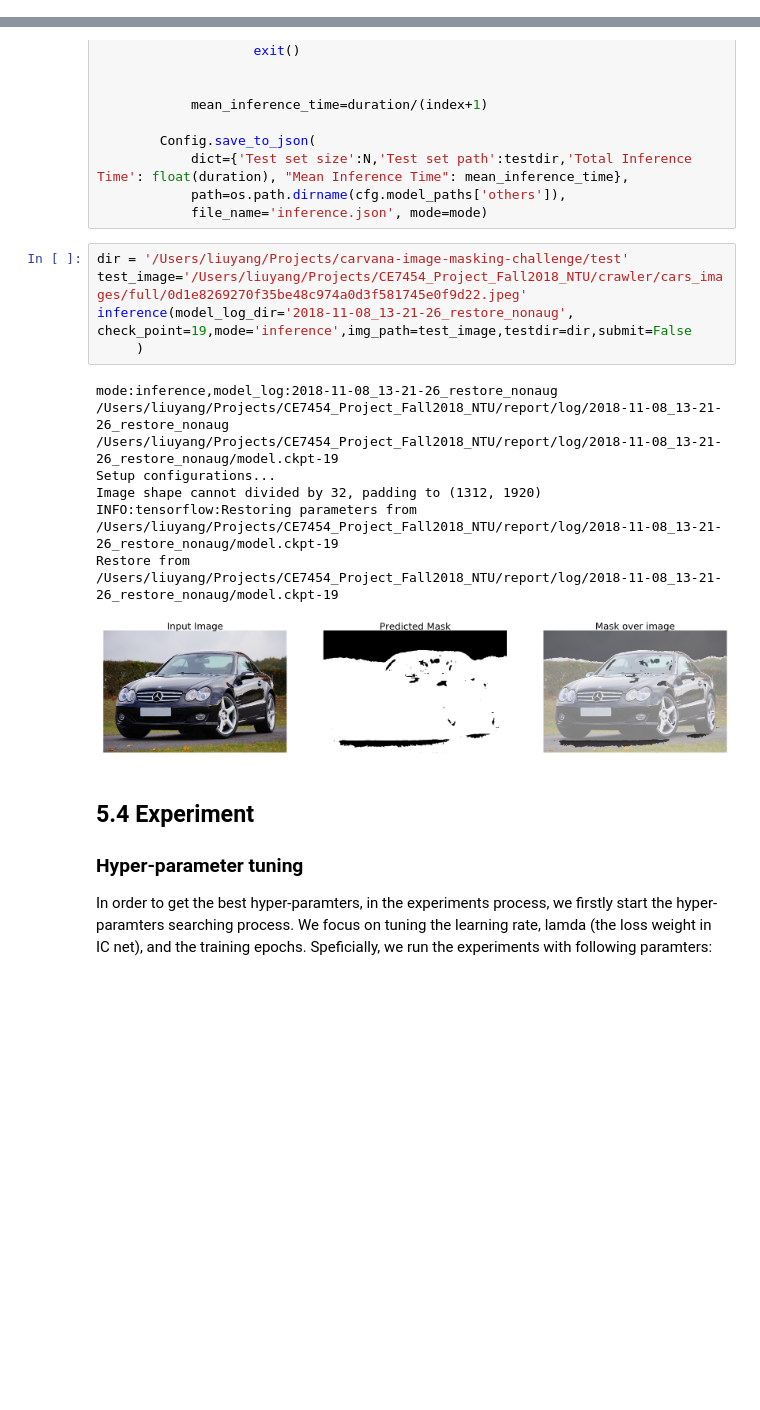
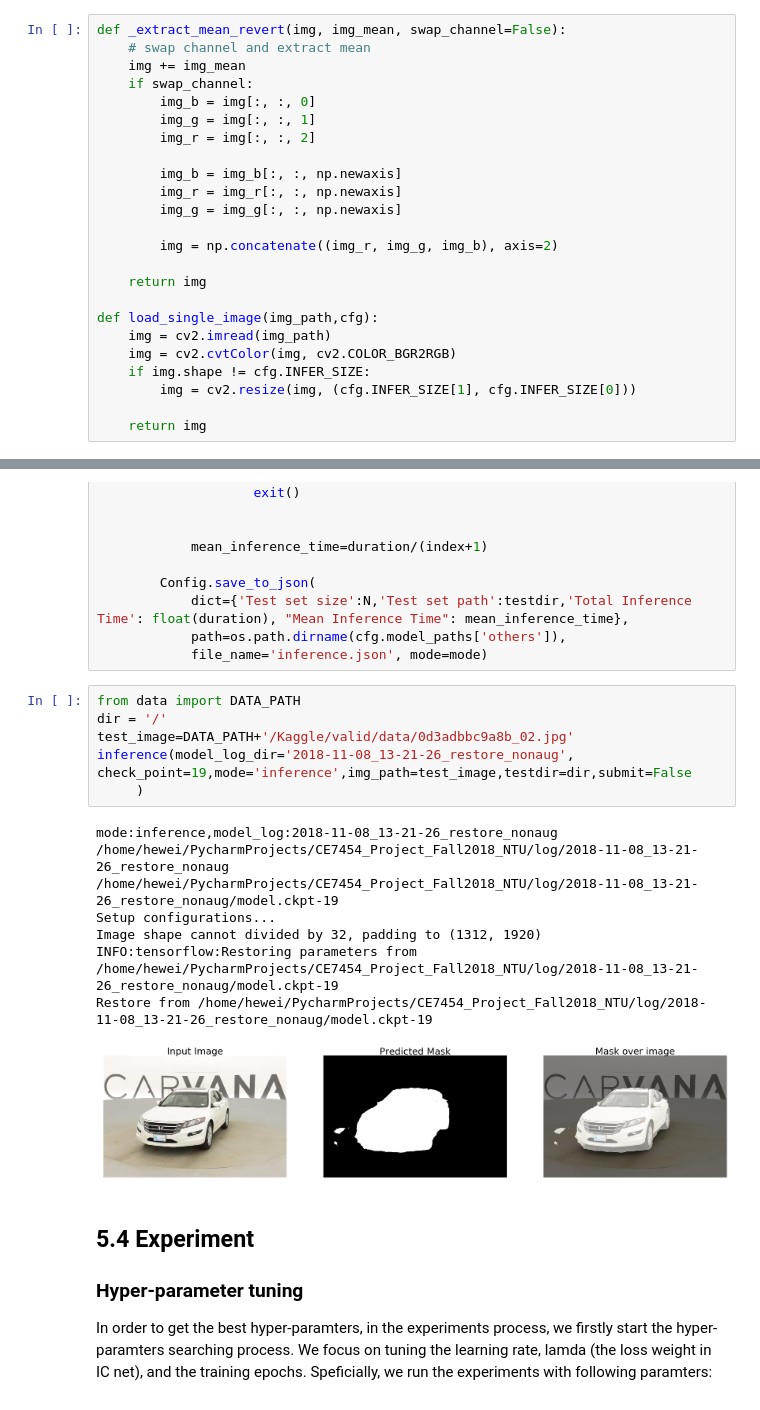
Before and after one commit to Lukeeeeee/CE7454-Project-Fall2018-NTU, a Jupyter notebook: report.ipynb, the cells around one changed output, grey strips where cells are left out. Drawn from its saved outputs; the diff is of its cells as text; blank space fills up the shorter version.

```diff
--- a/report.ipynb
+++ b/report.ipynb
@@ -990,2 +996,26 @@ filter_scale=1
+# %%
+def _extract_mean_revert(img, img_mean, swap_channel=False):
+    # swap channel and extract mean
+    img += img_mean
+    if swap_channel:
+        img_b = img[:, :, 0]
+        img_g = img[:, :, 1]
+        img_r = img[:, :, 2]
+
+        img_b = img_b[:, :, np.newaxis]
+        img_r = img_r[:, :, np.newaxis]
+        img_g = img_g[:, :, np.newaxis]
+
+        img = np.concatenate((img_r, img_g, img_b), axis=2)
+
+    return img
+
+def load_single_image(img_path,cfg):
+    img = cv2.imread(img_path)
+    img = cv2.cvtColor(img, cv2.COLOR_BGR2RGB)
+    if img.shape != cfg.INFER_SIZE:
+        img = cv2.resize(img, (cfg.INFER_SIZE[1], cfg.INFER_SIZE[0]))
+
+    return img
 # %%
 def evaluate(model_log_dir, check_point,mode):
@@ -1259,19 +1295,20 @@ def inference(model_log_dir, check_point,mode,img_path=None,testdir=None,submit=
             path=os.path.dirname(cfg.model_paths['others']),
             file_name='inference.json', mode=mode)
 # %%
-dir = '/Users/liuyang/Projects/carvana-image-masking-challenge/test'
-test_image='/Users/liuyang/Projects/CE7454_Project_Fall2018_NTU/crawler/cars_images/full/0d1e8269270f35be48c974a0d3f581745e0f9d22.jpeg'
+from data import DATA_PATH
+dir = '/'
+test_image=DATA_PATH+'/Kaggle/valid/data/0d3adbbc9a8b_02.jpg'
 inference(model_log_dir='2018-11-08_13-21-26_restore_nonaug', check_point=19,mode='inference',img_path=test_image,testdir=dir,submit=False
      )
 # %% [output]
 mode:inference,model_log:2018-11-08_13-21-26_restore_nonaug
-/Users/liuyang/Projects/CE7454_Project_Fall2018_NTU/report/log/2018-11-08_13-21-26_restore_nonaug
-/Users/liuyang/Projects/CE7454_Project_Fall2018_NTU/report/log/2018-11-08_13-21-26_restore_nonaug/model.ckpt-19
+/home/hewei/PycharmProjects/CE7454_Project_Fall2018_NTU/log/2018-11-08_13-21-26_restore_nonaug
+/home/hewei/PycharmProjects/CE7454_Project_Fall2018_NTU/log/2018-11-08_13-21-26_restore_nonaug/model.ckpt-19
 Setup configurations...
 Image shape cannot divided by 32, padding to (1312, 1920)
-INFO:tensorflow:Restoring parameters from /Users/liuyang/Projects/CE7454_Project_Fall2018_NTU/report/log/2018-11-08_13-21-26_restore_nonaug/model.ckpt-19
-Restore from /Users/liuyang/Projects/CE7454_Project_Fall2018_NTU/report/log/2018-11-08_13-21-26_restore_nonaug/model.ckpt-19
+INFO:tensorflow:Restoring parameters from /home/hewei/PycharmProjects/CE7454_Project_Fall2018_NTU/log/2018-11-08_13-21-26_restore_nonaug/model.ckpt-19
+Restore from /home/hewei/PycharmProjects/CE7454_Project_Fall2018_NTU/log/2018-11-08_13-21-26_restore_nonaug/model.ckpt-19
-[figure, old version]
+[figure, new version]
 # %% [markdown]
 ## 5.4 Experiment
 
```
Also changed, not shown: parts of 9 cells of this notebook.
